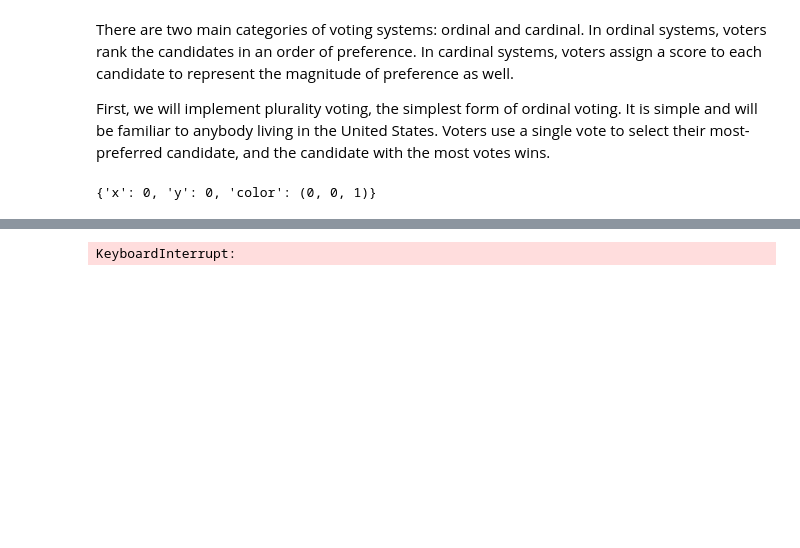
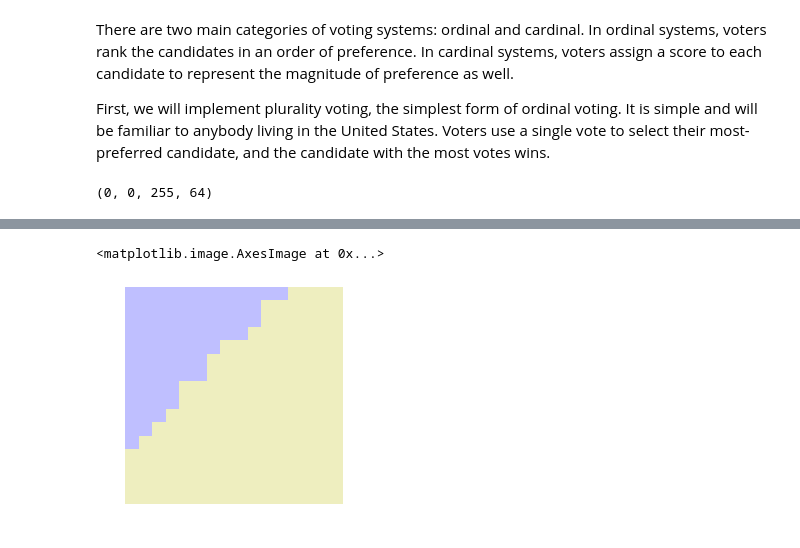
Before and after one commit to atvaccaro/politics, a Jupyter notebook: voting.ipynb, the cells around one changed output, grey strips where cells are left out. Drawn from its saved outputs; the diff is of its cells as text; code cells hidden in the pictures; blank space fills up the shorter version.

```diff
--- a/voting.ipynb
+++ b/voting.ipynb
@@ -37,38 +37,44 @@ from collections import Counter
 from matplotlib.colors import BASE_COLORS as colors
 
 def plurality(voters, candidates):
-    votes = []
+    votes = Counter()
 
     for voter in voters:
         selection = min(candidates, key=lambda c: distance(voter, c))
-        votes.append(selection)
+        votes[selection['color']] += 1
 
-    return max(votes, key=votes.count)
+    return votes.most_common(1)[0][0]
 
 def cand(x, y, color):
-    return {'x': x, 'y': y, 'color': color}
+    return {'x': x, 'y': y, 'color': tuple(255 * n for n in color) + (64,)}
 
 candidates = [cand(0, 0, colors['b']), cand(2, 2, colors['y'])]
 plurality(generate_population(0, 0), candidates)
 # %% [output]
-{'x': 0, 'y': 0, 'color': (0, 0, 1)}
+(0, 0, 255, 64)
 # %%
 from matplotlib import pyplot as plt
 from tqdm import tqdm_notebook as tqdm
 
 def run_system(candidates, size=128, system=plurality):
-    arr = np.zeros((size, size, 3), dtype=np.uint8)
+    arr = np.zeros((size, size, 4), dtype=np.uint8)
 
     elections = [(x, y) for x in range(size) for y in range(size)]
 
     for election in tqdm(elections):
             winner = system(generate_population(*election), candidates)
-            arr[election[0]][election[1]] = winner['color']
+            arr[election[0], election[1]] = winner
 
     return arr
 
-img = run_system(candidates, size=128)
+# keep in mind that these centers are pixel coordinates
+candidates = [cand(2, 2, colors['b']), cand(9, 9, colors['y'])]
+
+# %prun could be handy here
+img = run_system(candidates, size=16)
+plt.axis('off')
 plt.imshow(img)
 # %% [output]
 [interactive output not drawn]
-KeyboardInterrupt:
+<matplotlib.image.AxesImage at 0x...>
+[figure, added]
```
Also changed, not shown: parts of 1 cell of this notebook.
